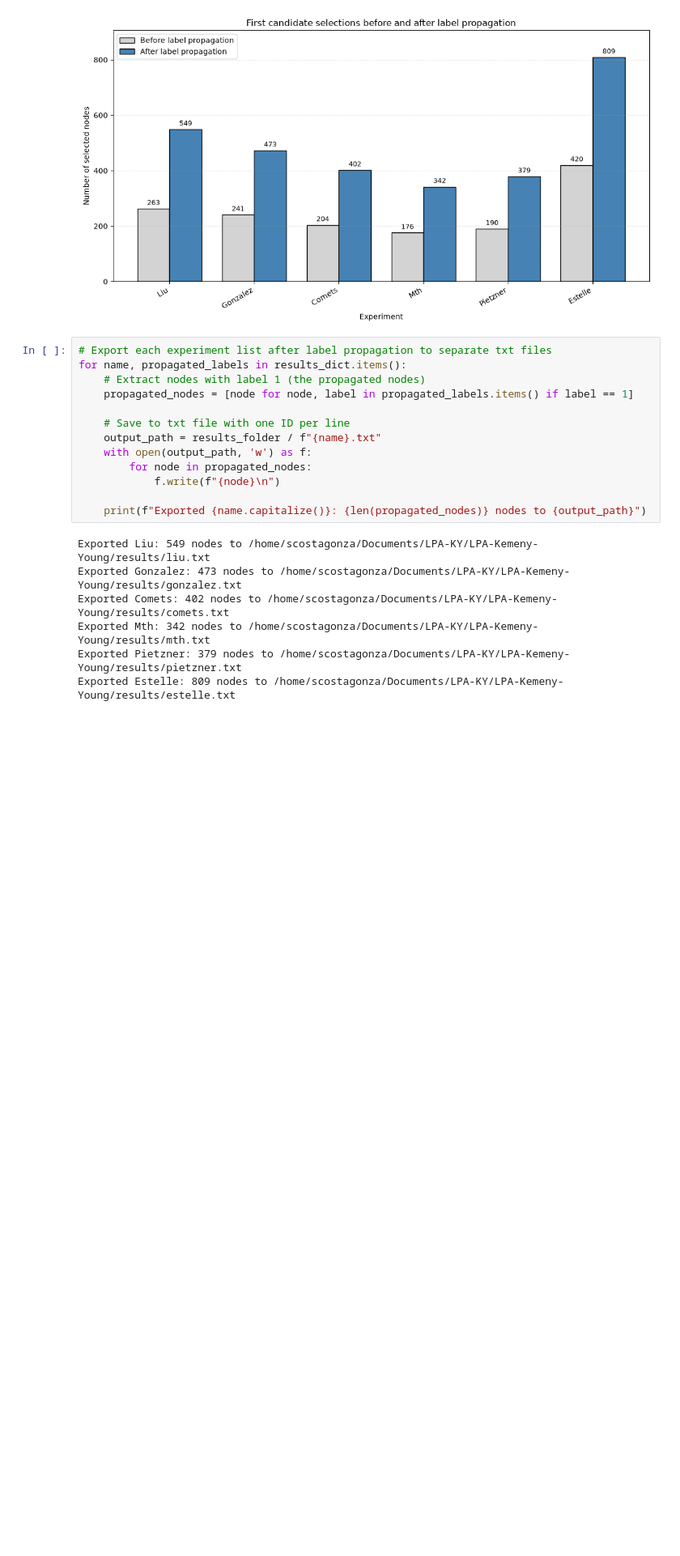
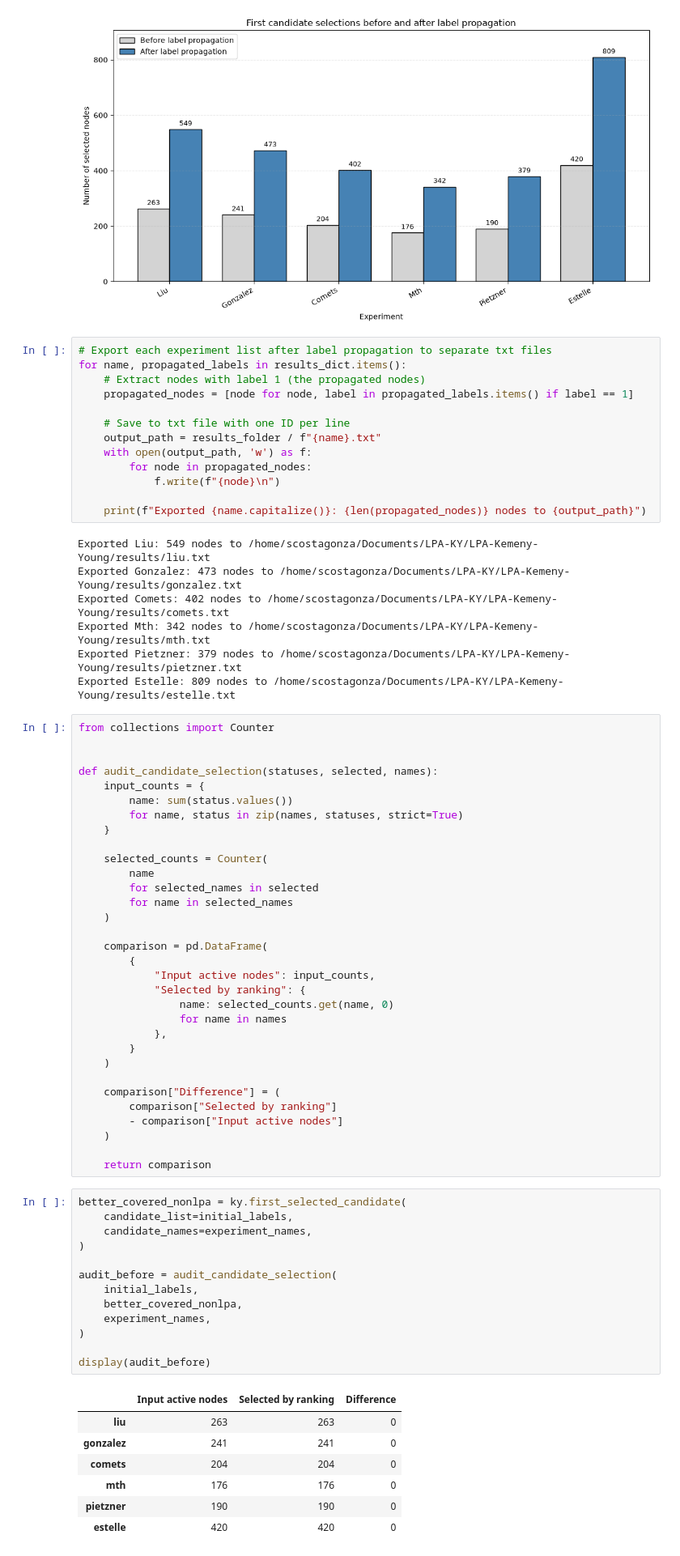
Before and after one commit to SamSaladino/LPA-Kemeny-Young, a Jupyter notebook: Execution_Estelle data.ipynb, the cells around one changed output. Shown at 81% size. Cells and saved outputs as stored; diff of their text form; blank space fills up the shorter version.

```diff
--- a/Execution_Estelle data.ipynb
+++ b/Execution_Estelle data.ipynb
@@ -380,3 +380,56 @@ Exported Comets: 402 nodes to /home/scostagonza/Documents/LPA-KY/LPA-Kemeny-Youn
 Exported Mth: 342 nodes to /home/scostagonza/Documents/LPA-KY/LPA-Kemeny-Young/results/mth.txt
 Exported Pietzner: 379 nodes to /home/scostagonza/Documents/LPA-KY/LPA-Kemeny-Young/results/pietzner.txt
 Exported Estelle: 809 nodes to /home/scostagonza/Documents/LPA-KY/LPA-Kemeny-Young/results/estelle.txt
+# %%
+from collections import Counter
+
+
+def audit_candidate_selection(statuses, selected, names):
+    input_counts = {
+        name: sum(status.values())
+        for name, status in zip(names, statuses, strict=True)
+    }
+
+    selected_counts = Counter(
+        name
+        for selected_names in selected
+        for name in selected_names
+    )
+
+    comparison = pd.DataFrame(
+        {
+            "Input active nodes": input_counts,
+            "Selected by ranking": {
+                name: selected_counts.get(name, 0)
+                for name in names
+            },
+        }
+    )
+
+    comparison["Difference"] = (
+        comparison["Selected by ranking"]
+        - comparison["Input active nodes"]
+    )
+
+    return comparison
+# %%
+better_covered_nonlpa = ky.first_selected_candidate(
+    candidate_list=initial_labels,
+    candidate_names=experiment_names,
+)
+
+audit_before = audit_candidate_selection(
+    initial_labels,
+    better_covered_nonlpa,
+    experiment_names,
+)
+
+display(audit_before)
+# %% [output]
+|  | Input active nodes | Selected by ranking | Difference |
+| liu | 263 | 263 | 0 |
+| gonzalez | 241 | 241 | 0 |
+| comets | 204 | 204 | 0 |
+| mth | 176 | 176 | 0 |
+| pietzner | 190 | 190 | 0 |
+| estelle | 420 | 420 | 0 |
```
Also changed, not shown: parts of 3 cells of this notebook.
